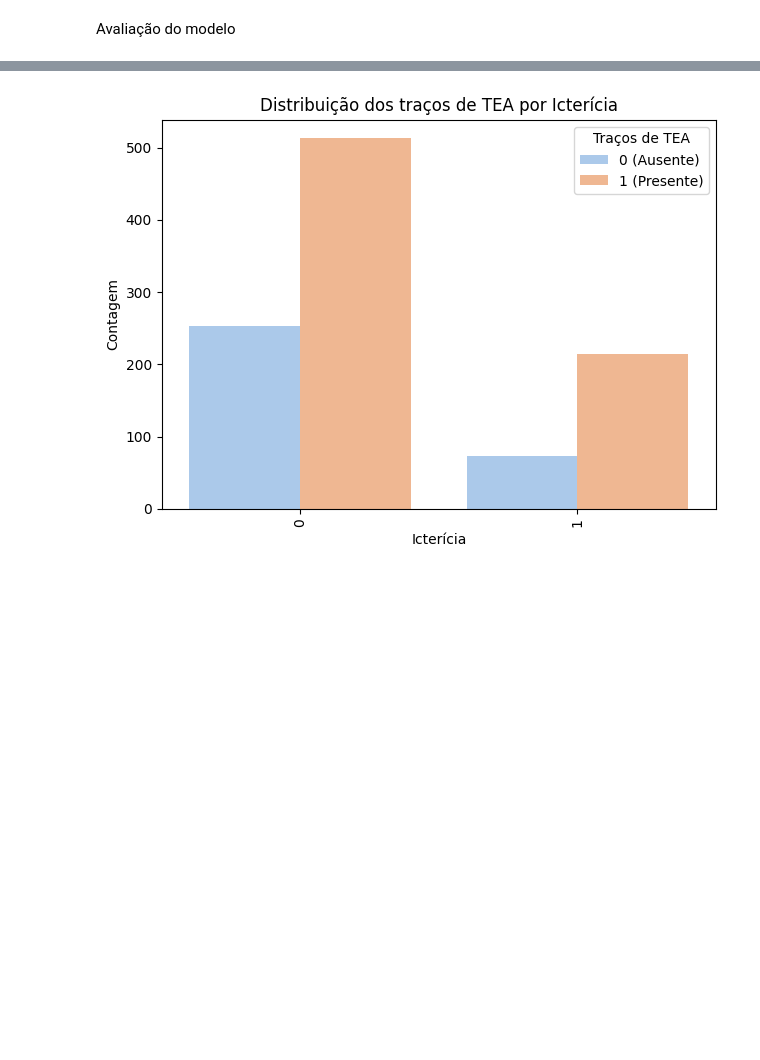
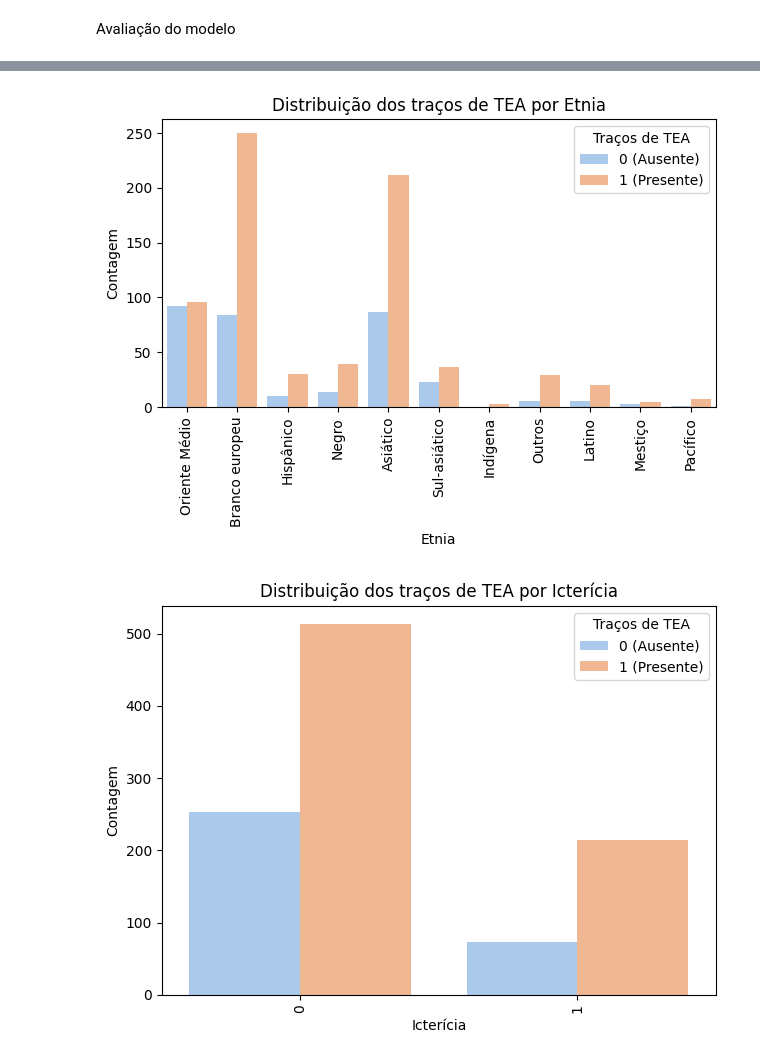
Before and after one commit to ClassNeuralNetwork/classification-autism-suport, a Jupyter notebook: autism-suport.ipynb, the cells around one changed output, grey strips where cells are left out. Drawn from its saved outputs; the diff is of its cells as text; code cells hidden in the pictures; blank space fills up the shorter version.

```diff
--- a/autism-suport.ipynb
+++ b/autism-suport.ipynb
@@ -127,3 +144,36 @@ plt.show()
+# %%
+def normalizar(texto):
+    return texto.strip().lower()
+
+traducao = {
+    'middle eastern': 'Oriente Médio',
+    'white european': 'Branco europeu',
+    'asian': 'Asiático',
+    'hispanic': 'Hispânico',
+    'black': 'Negro',
+    'south asian': 'Sul-asiático',
+    'asian/european': 'Asiático/Europeu',
+    'others': 'Outros',
+    'latino': 'Latino',
+    'native indian': 'Indígena',
+    'asian/other': 'Asiático/Outro',
+    'mixed': 'Mestiço',
+    'pacifica': 'Pacífico'
+}
+
+dataADT['Ethnicity'] = dataADT['Ethnicity'].str.strip().str.lower()
+dataADT['Ethnicity'] = dataADT['Ethnicity'].map(traducao).fillna(dataADT['Ethnicity'])
+
+ax = sns.countplot(data=dataADT, x='Ethnicity', hue='Class/ASD Traits ', palette='pastel')
+plt.title('Distribuição dos traços de TEA por Etnia')
+plt.xlabel('Etnia')
+plt.ylabel('Contagem')
+plt.xticks(rotation=90)
+plt.legend(title='Traços de TEA', labels=['0 (Ausente)', '1 (Presente)'], loc='upper right')
+plt.tight_layout()
+plt.show()
+# %% [output]
+[figure, added]
 # %%
 sns.countplot(data=dataADT, x='Jaundice', hue='Class/ASD Traits ', palette='pastel')
 plt.title('Distribuição dos traços de TEA por Icterícia')
```
Also changed, not shown: parts of 15 cells of this notebook.
